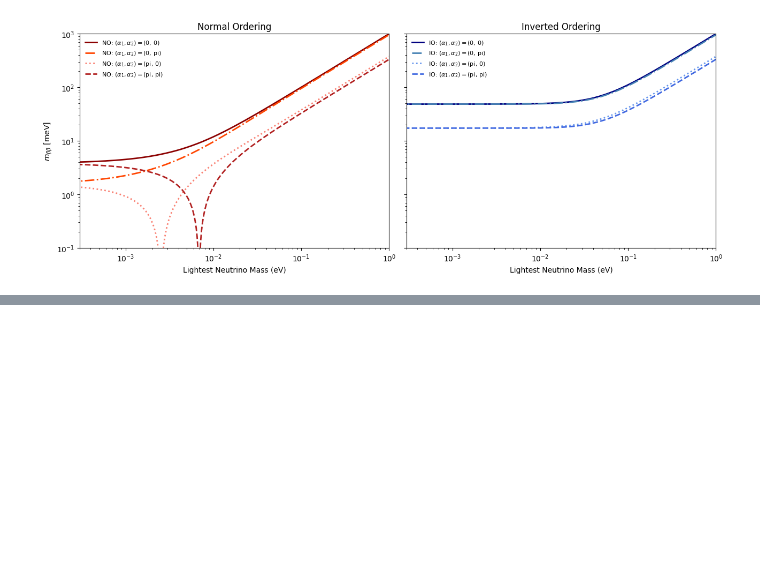
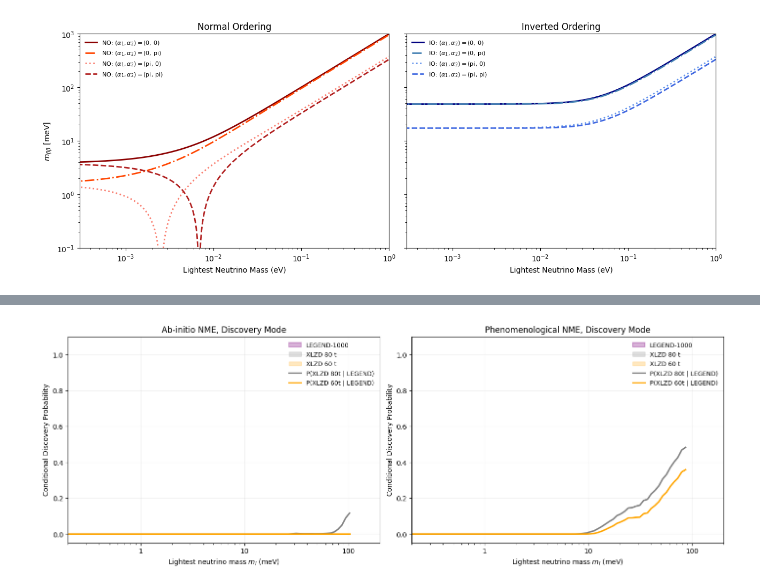
Before and after one commit to bglenardo/XLZD, a Jupyter notebook: 0vbb_sensitivity_plots/Lobster Plots Refactored.ipynb, the cells around one changed output, grey strips where cells are left out. Cells and saved outputs as stored; diff of their text form; code cells hidden in the pictures; blank space fills up the shorter version.

Commit message:
Updates to lobter plots

```diff
--- a/0vbb_sensitivity_plots/Lobster Plots Refactored.ipynb
+++ b/0vbb_sensitivity_plots/Lobster Plots Refactored.ipynb
@@ -494,3 +494,18 @@ plt.tight_layout()
 plt.show()
 # %% [output]
 [figure]
+# %%
+# Okay, now let's do a study of how the XLZD discovery probability
+# compares to LEGEND-1000
+
+# Shared constants for translating T1/2 bands to m_bb bands.
+G = 2.363e-15
+g_A = 1.273
+m_e = 0.511e6
+
+# L-1000 exposure assumptions.
+halflife_disc_L1000 = {'upper': 1e28 }
+
+# NME ranges.
+nme_ab_initio = {"lower": 2.09, "upper": 3.09}
+nme_pheno = {"lower": 2.37, "upper": 9.07}
@@ -496,0 +580,64 @@ plt.show()
+# %%
+# Two-panel comparison showing LEGEND band + XLZD bands + conditional probability curves.
+
+x_edges_meV = hist["x_edges"] * 1e3
+x_centers_meV = 0.5 * (x_edges_meV[:-1] + x_edges_meV[1:])
+
+mbb_legend_ab_meV = {k: v * 1e3 for k, v in mbb_legend_ab.items()}
+mbb_legend_pheno_meV = {k: v * 1e3 for k, v in mbb_legend_pheno.items()}
+
+mbb_xlzd_80t_ab_meV = {k: v * 1e3 for k, v in mbb_xlzd_80t_ab.items()}
+mbb_xlzd_60t_ab_meV = {k: v * 1e3 for k, v in mbb_xlzd_60t_ab.items()}
+
+mbb_xlzd_80t_pheno_meV = {k: v * 1e3 for k, v in mbb_xlzd_80t_pheno.items()}
+mbb_xlzd_60t_pheno_meV = {k: v * 1e3 for k, v in mbb_xlzd_60t_pheno.items()}
+
+fig, (ax_ab, ax_pheno) = plt.subplots(1, 2, figsize=(14, 5), constrained_layout=True)
+
+# Helper function to plot a panel
+def plot_legend_xlzd_comparison(ax, title, mbb_legend, mbb_xlzd_80t, mbb_xlzd_60t, p_80t, p_60t):
+    ax.fill_between(x_edges_meV, mbb_legend["upper"], mbb_legend["lower"],
+                     color="purple", alpha=0.3, label="LEGEND-1000", edgecolor="purple", linewidth=1.5)
+    ax.fill_between(x_edges_meV, mbb_xlzd_80t["upper"], mbb_xlzd_80t["lower"],
+                     color="gray", alpha=0.25, label="XLZD 80 t")
+    ax.fill_between(x_edges_meV, mbb_xlzd_60t["upper"], mbb_xlzd_60t["lower"],
+                     color="orange", alpha=0.25, label="XLZD 60 t")
+
+    ax.plot(x_centers_meV, p_80t, color="gray", lw=2.2, label=r"P(XLZD 80t | LEGEND)")
+    ax.plot(x_centers_meV, p_60t, color="orange", lw=2.2, label=r"P(XLZD 60t | LEGEND)")
+
+    ax.set_xscale("log")
+    ax.set_xlabel(r"Lightest neutrino mass $m_l$ (meV)")
+    ax.set_ylabel("Conditional Discovery Probability")
+    ax.set_xlim(2e-1, 2e2)
+    ax.set_ylim(-0.05, 1.1)
+    ax.set_title(title)
+    ax.legend(loc="best", fontsize=9, frameon=False)
+    ax.grid(True, alpha=0.2)
+    ax.xaxis.set_major_formatter(_fmt)
+
+# Left panel: ab-initio NMEs
+plot_legend_xlzd_comparison(
+    ax_ab,
+    "Ab-initio NME, Discovery Mode",
+    mbb_legend_ab_meV,
+    mbb_xlzd_80t_ab_meV,
+    mbb_xlzd_60t_ab_meV,
+    p_xlzd_80t_cond_legend_ab,
+    p_xlzd_60t_cond_legend_ab
+)
+
+# Right panel: phenomenological NMEs
+plot_legend_xlzd_comparison(
+    ax_pheno,
+    "Phenomenological NME, Discovery Mode",
+    mbb_legend_pheno_meV,
+    mbb_xlzd_80t_pheno_meV,
+    mbb_xlzd_60t_pheno_meV,
+    p_xlzd_80t_cond_legend_pheno,
+    p_xlzd_60t_cond_legend_pheno
+)
+
+plt.show()
+# %% [output]
+[figure, added]
```
Also changed, not shown: parts of 5 cells of this notebook, 2 other files.
